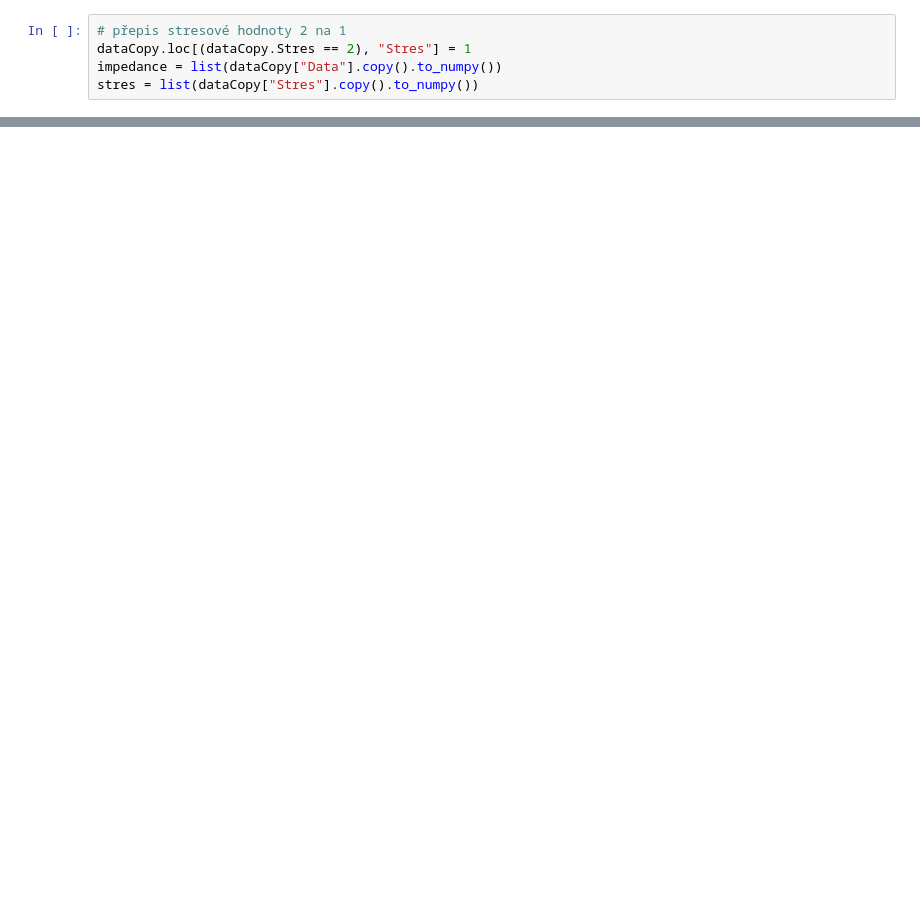
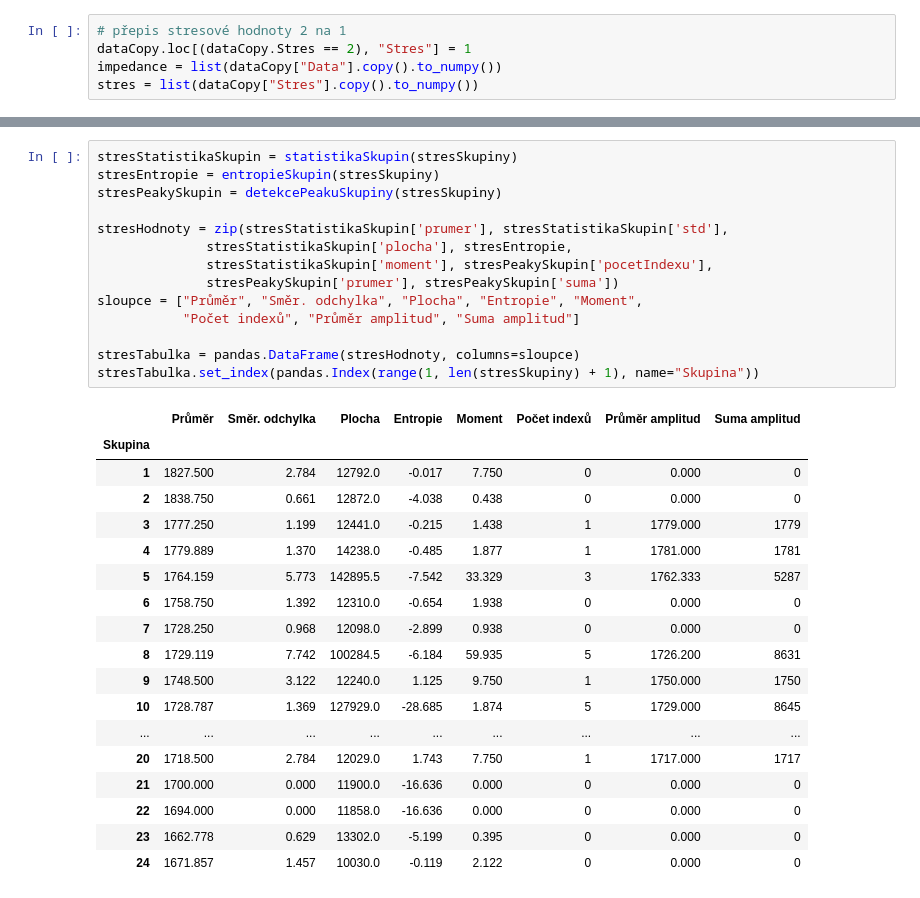
Before and after one commit to Vojtech-Benda/AUI, a Jupyter notebook: cviceni2/cviceni2.ipynb, the cells around one changed output, grey strips where cells are left out. Cells and saved outputs as stored; diff of their text form; blank space fills up the shorter version.

```diff
--- a/cviceni2/cviceni2.ipynb
+++ b/cviceni2/cviceni2.ipynb
@@ -147,0 +153,33 @@ skupinyStresovychPeaku = detekcePeakuVeSkupinach(skupinyStres)
+# %%
+stresStatistikaSkupin = statistikaSkupin(stresSkupiny)
+stresEntropie = entropieSkupin(stresSkupiny)
+stresPeakySkupin = detekcePeakuSkupiny(stresSkupiny)
+
+stresHodnoty = zip(stresStatistikaSkupin['prumer'], stresStatistikaSkupin['std'],
+              stresStatistikaSkupin['plocha'], stresEntropie,
+              stresStatistikaSkupin['moment'], stresPeakySkupin['pocetIndexu'],
+              stresPeakySkupin['prumer'], stresPeakySkupin['suma'])
+sloupce = ["Průměr", "Směr. odchylka", "Plocha", "Entropie", "Moment",
+           "Počet indexů", "Průměr amplitud", "Suma amplitud"]
+
+stresTabulka = pandas.DataFrame(stresHodnoty, columns=sloupce)
+stresTabulka.set_index(pandas.Index(range(1, len(stresSkupiny) + 1), name="Skupina"))
+# %% [output]
+|  | Průměr | Směr. odchylka | Plocha | Entropie | Moment | Počet indexů | Průměr amplitud | Suma amplitud |
+| Skupina |  |  |  |  |  |  |  |  |
+| 1 | 1827.500 | 2.784 | 12792.0 | -0.017 | 7.750 | 0 | 0.000 | 0 |
+| 2 | 1838.750 | 0.661 | 12872.0 | -4.038 | 0.438 | 0 | 0.000 | 0 |
+| 3 | 1777.250 | 1.199 | 12441.0 | -0.215 | 1.438 | 1 | 1779.000 | 1779 |
+| 4 | 1779.889 | 1.370 | 14238.0 | -0.485 | 1.877 | 1 | 1781.000 | 1781 |
+| 5 | 1764.159 | 5.773 | 142895.5 | -7.542 | 33.329 | 3 | 1762.333 | 5287 |
+| 6 | 1758.750 | 1.392 | 12310.0 | -0.654 | 1.938 | 0 | 0.000 | 0 |
+| 7 | 1728.250 | 0.968 | 12098.0 | -2.899 | 0.938 | 0 | 0.000 | 0 |
+| 8 | 1729.119 | 7.742 | 100284.5 | -6.184 | 59.935 | 5 | 1726.200 | 8631 |
+| 9 | 1748.500 | 3.122 | 12240.0 | 1.125 | 9.750 | 1 | 1750.000 | 1750 |
+| 10 | 1728.787 | 1.369 | 127929.0 | -28.685 | 1.874 | 5 | 1729.000 | 8645 |
+| ... | ... | ... | ... | ... | ... | ... | ... | ... |
+| 20 | 1718.500 | 2.784 | 12029.0 | 1.743 | 7.750 | 1 | 1717.000 | 1717 |
+| 21 | 1700.000 | 0.000 | 11900.0 | -16.636 | 0.000 | 0 | 0.000 | 0 |
+| 22 | 1694.000 | 0.000 | 11858.0 | -16.636 | 0.000 | 0 | 0.000 | 0 |
+| 23 | 1662.778 | 0.629 | 13302.0 | -5.199 | 0.395 | 0 | 0.000 | 0 |
+| 24 | 1671.857 | 1.457 | 10030.0 | -0.119 | 2.122 | 0 | 0.000 | 0 |
```
Also changed, not shown: parts of 15 cells of this notebook, 2 other files.
